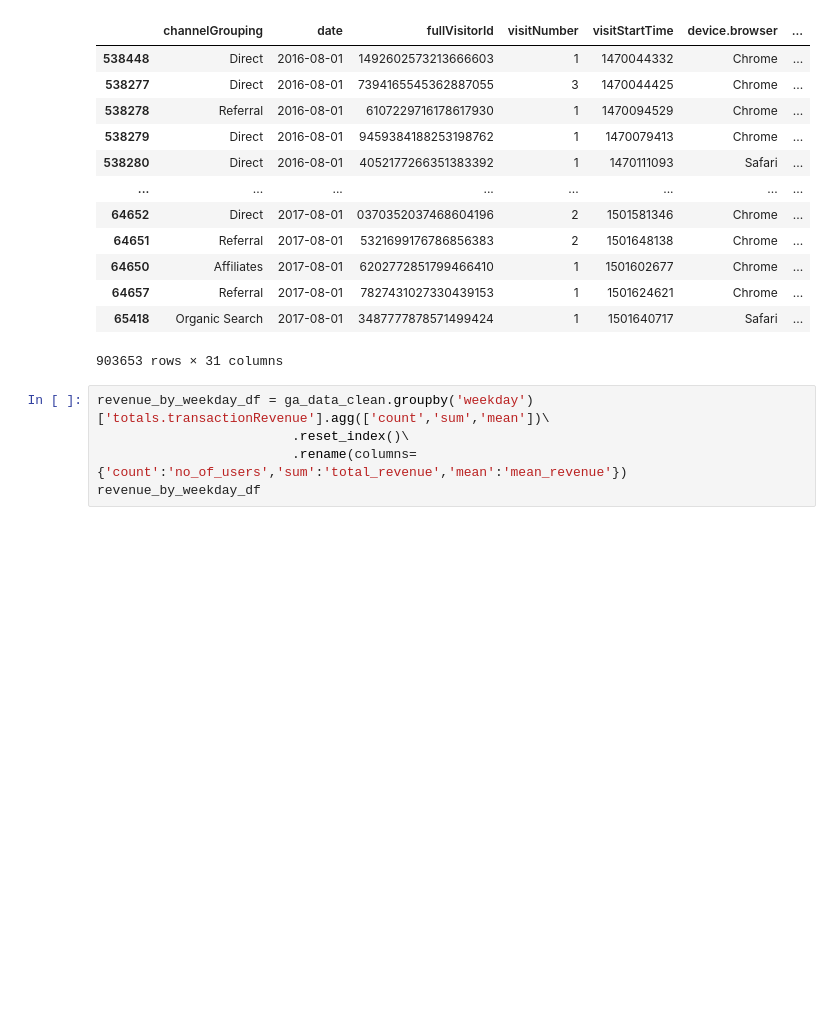
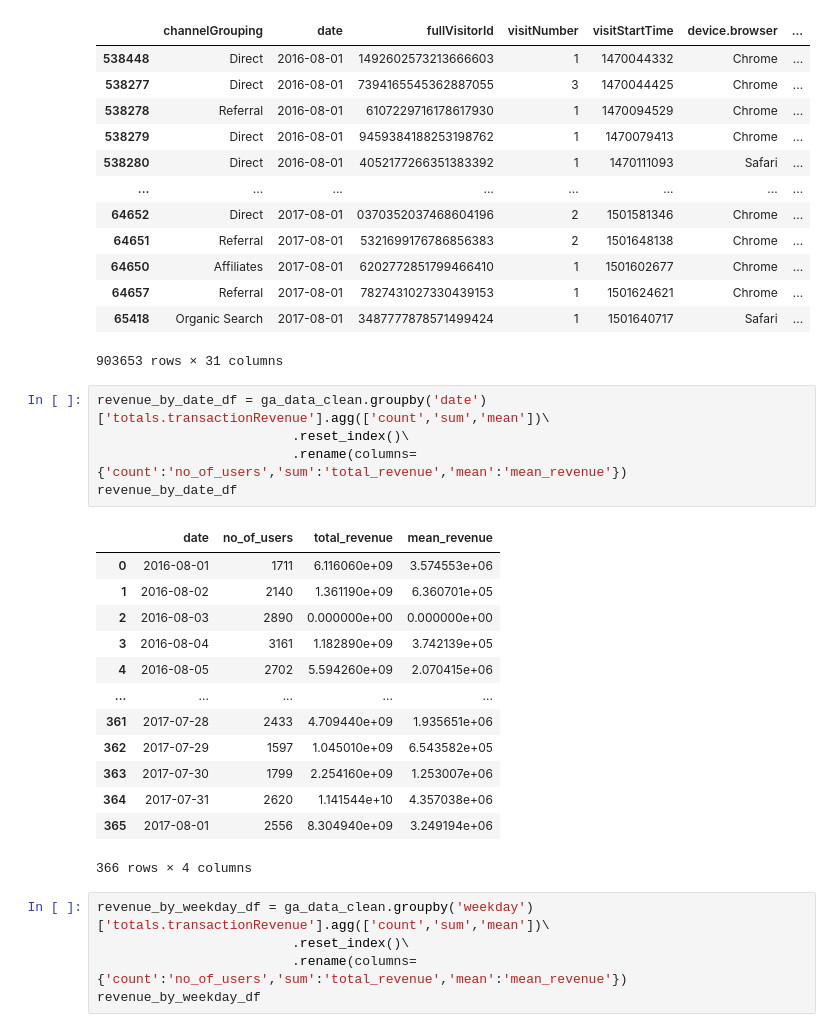
Before and after one commit to sherintm/GA-customer-revenue-analysis, a Jupyter notebook: GACustomerRevenueAnalysis.ipynb, the cells around one changed output. Cells and saved outputs as stored; diff of their text form; blank space fills up the shorter version.

```diff
--- a/GACustomerRevenueAnalysis.ipynb
+++ b/GACustomerRevenueAnalysis.ipynb
@@ -562,6 +562,25 @@ ga_data_clean.sort_values(by=['date'])
 | 64657 | Referral | 2017-08-01 | 7827431027330439153 | 1 | 1501624621 | Chrome | ... |
 | 65418 | Organic Search | 2017-08-01 | 3487777878571499424 | 1 | 1501640717 | Safari | ... |
 903653 rows × 31 columns
+# %%
+revenue_by_date_df = ga_data_clean.groupby('date')['totals.transactionRevenue'].agg(['count','sum','mean'])\
+                         .reset_index()\
+                         .rename(columns= {'count':'no_of_users','sum':'total_revenue','mean':'mean_revenue'})
+revenue_by_date_df
+# %% [output]
+|  | date | no_of_users | total_revenue | mean_revenue |
+| 0 | 2016-08-01 | 1711 | 6.116060e+09 | 3.574553e+06 |
+| 1 | 2016-08-02 | 2140 | 1.361190e+09 | 6.360701e+05 |
+| 2 | 2016-08-03 | 2890 | 0.000000e+00 | 0.000000e+00 |
+| 3 | 2016-08-04 | 3161 | 1.182890e+09 | 3.742139e+05 |
+| 4 | 2016-08-05 | 2702 | 5.594260e+09 | 2.070415e+06 |
+| ... | ... | ... | ... | ... |
+| 361 | 2017-07-28 | 2433 | 4.709440e+09 | 1.935651e+06 |
+| 362 | 2017-07-29 | 1597 | 1.045010e+09 | 6.543582e+05 |
+| 363 | 2017-07-30 | 1799 | 2.254160e+09 | 1.253007e+06 |
+| 364 | 2017-07-31 | 2620 | 1.141544e+10 | 4.357038e+06 |
+| 365 | 2017-08-01 | 2556 | 8.304940e+09 | 3.249194e+06 |
+366 rows × 4 columns
 # %%
 revenue_by_weekday_df = ga_data_clean.groupby('weekday')['totals.transactionRevenue'].agg(['count','sum','mean'])\
                          .reset_index()\
```
Also changed, not shown: parts of 63 cells of this notebook, 5 other files.
